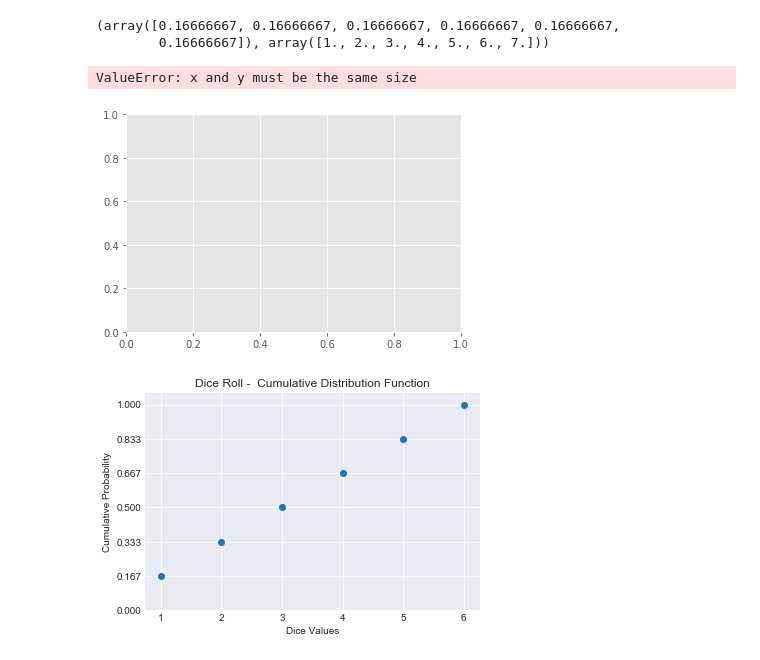
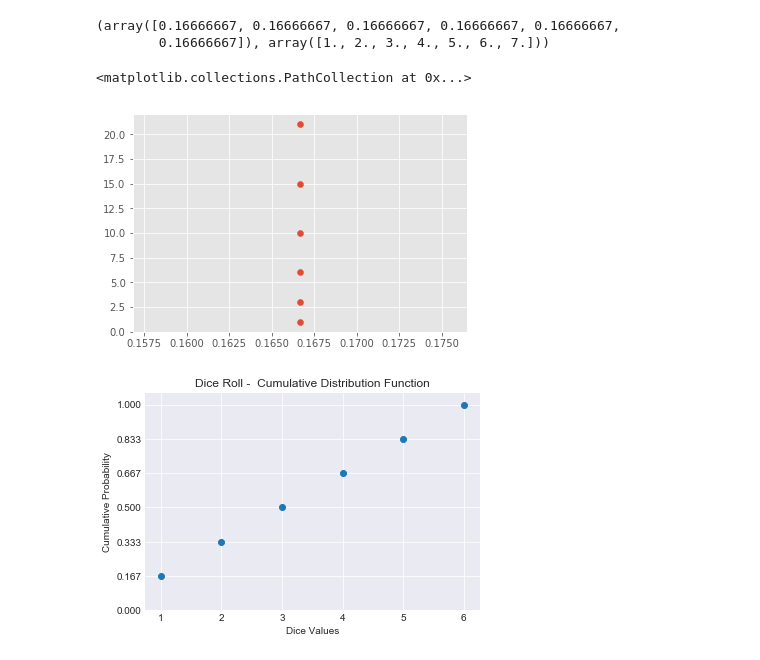
Before and after one commit to Pietrassyk/dsc-cumulative-distribution-function-lab-nyc-ds-career-042219, a Jupyter notebook: index.ipynb, the cells around one changed output. Saved outputs shown, nothing was run; the diff lists cells and outputs as text; code cells hidden in the pictures.

```diff
--- a/index.ipynb
+++ b/index.ipynb
@@ -91,10 +91,10 @@ hists
 (array([0.16666667, 0.16666667, 0.16666667, 0.16666667, 0.16666667,
         0.16666667]), array([1., 2., 3., 4., 5., 6., 7.]))
 # %%
-plt.scatter(hists[0],np.cumsum(hists[1][-1]))
+plt.scatter(hists[0],np.cumsum(hists[1][:-1]))
 # %% [output]
-ValueError: x and y must be the same size
+<matplotlib.collections.PathCollection at 0x...>
-[figure, old version]
+[figure, new version]
 # %%
 # Your code here
 # %% [output]
```
